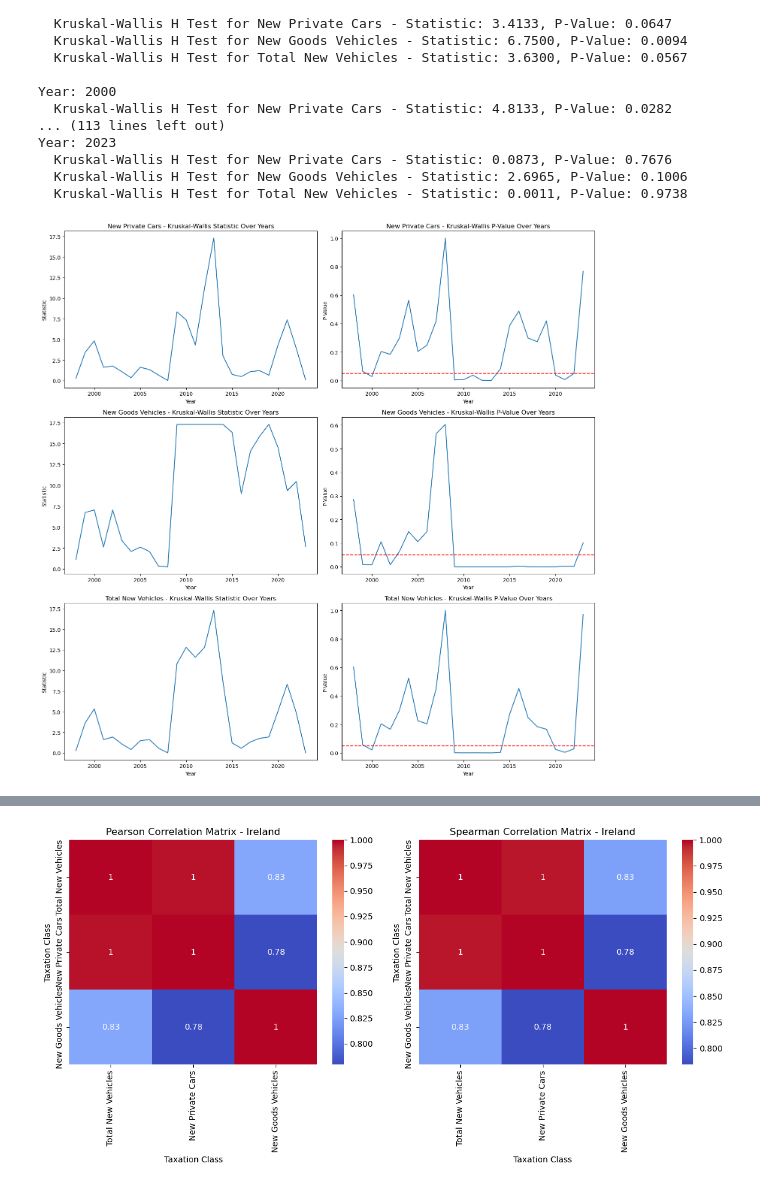
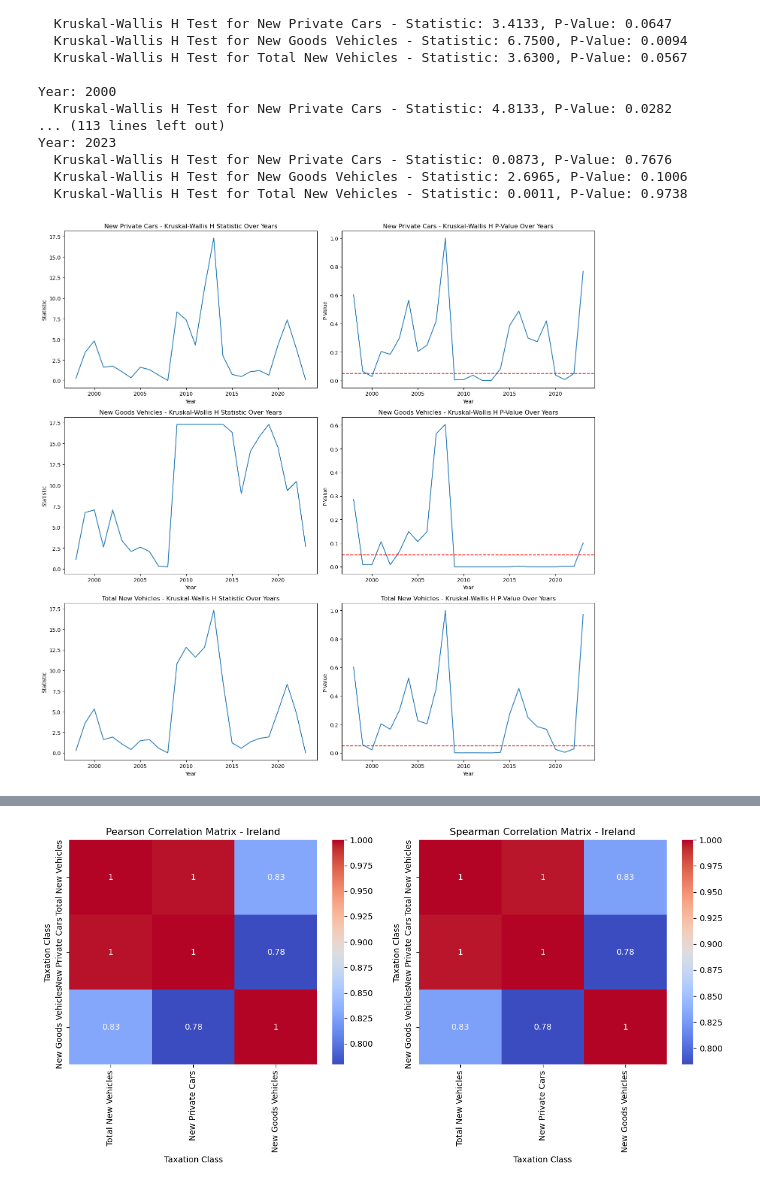
Before and after one commit to Ahmet-C-C/Car-Registration-Comparison-Between-Ireland-and-Norway, a Jupyter notebook: Msc CA02.ipynb, the cells around one changed output, grey strips where cells are left out. Drawn from its saved outputs; the diff is of its cells as text; code cells hidden in the pictures.

```diff
--- a/Msc CA02.ipynb
+++ b/Msc CA02.ipynb
@@ -993,5 +972,0 @@ Hypothesis: There is no statistically significant difference in the median numbe
-# %%
-from scipy.stats import mannwhitneyu
-for col in column_names_all:
-    mann_whitney_result = mannwhitneyu(dfir[col], dfnor[col])
-    print(f"Mann-Whitney U Test for {col} - Statistic: {mann_whitney_result.statistic:.4f}, P-Value: {mann_whitney_result.pvalue:.4f}")
@@ -1016,20 +1035,3 @@ dfnor_yearly.head()
 | 2000 | 119801 | 24450 | 144251 |
 | 2001 | 114706 | 25678 | 140384 |
 | 2002 | 107917 | 22044 | 129961 |
-# %%
-from scipy.stats import mannwhitneyu
-
-mann_whitney_results = {}
-
-for year in range(1998, 2024):
-    if year in dfir_with_year_grouped.groups and year in dfnor_with_year_grouped.groups:
-        print(f"Year: {year}")
-        dfir_year = dfir_with_year_grouped.get_group(year)
-        dfnor_year = dfnor_with_year_grouped.get_group(year)
-
-        mann_whitney_results[year] = {}
-        for col in column_names_all:
-            mw_result = mannwhitneyu(dfir_year[col], dfnor_year[col], alternative='two-sided')
-            mann_whitney_results[year][col] = (mw_result.statistic, mw_result.pvalue)
-            print(f"  Mann-Whitney U Test for {col} - Statistic: {mw_result.statistic:.4f}, P-Value: {mw_result.pvalue:.4f}")
-    print()
@@ -1058,5 +1043,0 @@ Hypothesis: There is no statistically significant difference in the median numbe
-# %%
-from scipy.stats import kruskal
-for col in column_names_all:
-    kruskal_result = kruskal(dfir[col], dfnor[col])
-    print(f"Kruskal-Wallis H Test for {col} - Statistic: {kruskal_result.statistic:.4f}, P-Value: {kruskal_result.pvalue:.4f}")
@@ -1103,28 +1080,28 @@ Year: 2023
 # %%
 dataframes = {col: pd.DataFrame() for col in column_names_all}
 
 for col in column_names_all:
     rows = []
     for year in years:
         result = kruskal_results_updated[year][col]
         rows.append({'Year': year, 'Statistic': result[0], 'P-Value': result[1]})
     dataframes[col] = pd.concat([dataframes[col], pd.DataFrame(rows)], ignore_index=True)
 
 fig, axes = plt.subplots(nrows=3, ncols=2, figsize=(15, 15))
 
 for i, col in enumerate(column_names_all):
     sns.lineplot(x='Year', y='Statistic', data=dataframes[col], ax=axes[i, 0])
-    axes[i, 0].set_title(f'{col} - Kruskal-Wallis Statistic Over Years')
+    axes[i, 0].set_title(f'{col} - Kruskal-Wallis H Statistic Over Years')
     axes[i, 0].set_ylabel('Statistic')
     axes[i, 0].set_xlabel('Year')
 
     sns.lineplot(x='Year', y='P-Value', data=dataframes[col], ax=axes[i, 1])
-    axes[i, 1].set_title(f'{col} - Kruskal-Wallis P-Value Over Years')
+    axes[i, 1].set_title(f'{col} - Kruskal-Wallis H P-Value Over Years')
     axes[i, 1].set_ylabel('P-Value')
     axes[i, 1].set_xlabel('Year')
-    axes[i, 1].axhline(0.05, ls='--', color='red')  # Significance level
+    axes[i, 1].axhline(0.05, ls='--', color='red')
 
 plt.tight_layout()
 plt.show()
 # %% [output]
-[figure, old version]
+[figure, new version]
```
Also changed, not shown: parts of 102 cells of this notebook.
